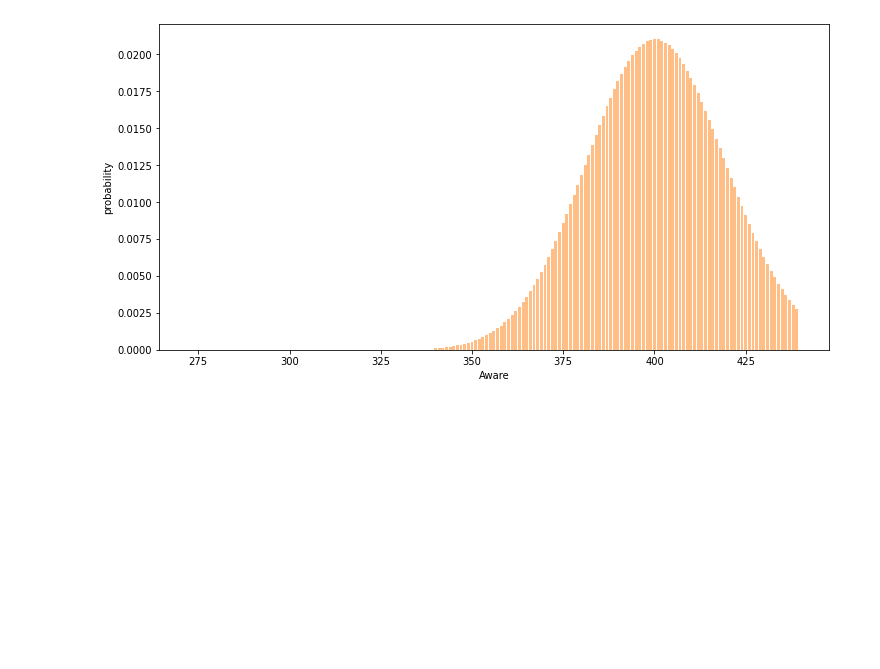
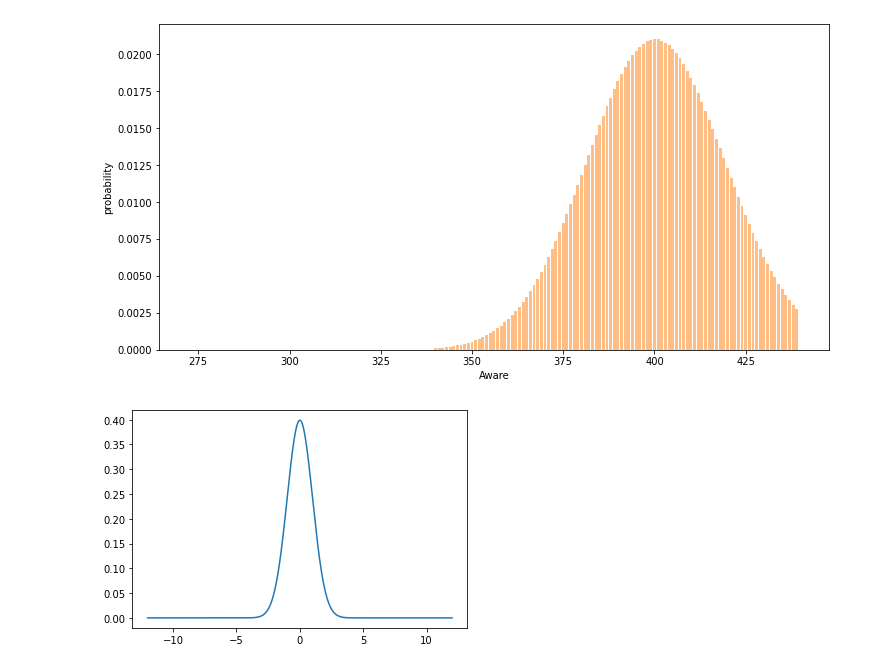
Before and after one commit to tutorialcreation/nlp_swahili_amharic, a Jupyter notebook: notebooks/AB_Testing.ipynb, the cells around one changed output. Cells and saved outputs as stored; diff of their text form; code cells hidden in the pictures; blank space fills up the shorter version.

Commit message:
show visualization plots for ab/testing

```diff
--- a/notebooks/AB_Testing.ipynb
+++ b/notebooks/AB_Testing.ipynb
@@ -290,6 +288,17 @@ class PlottingFunctions:
             ax.text(-1 * stderr, null.pdf(0),
                     'beta = {0:.3f}'.format(alternative.cdf(right)),
                     fontsize=12, ha='right', color='k')
+# %%
+fig,ax = plt.subplots()
+std=1
+mu=0
+label='class'
+x = np.linspace(mu - 12 * std, mu + 12 * std, 1000)
+y = scs.norm(mu, std).pdf(x)
+ax.plot(x, y, label=label)
+plt.show()
+# %% [output]
+[figure, added]
 # %%
 class ABTesting:
     def _init_(self):
```
Also changed, not shown: parts of 8 cells of this notebook.
